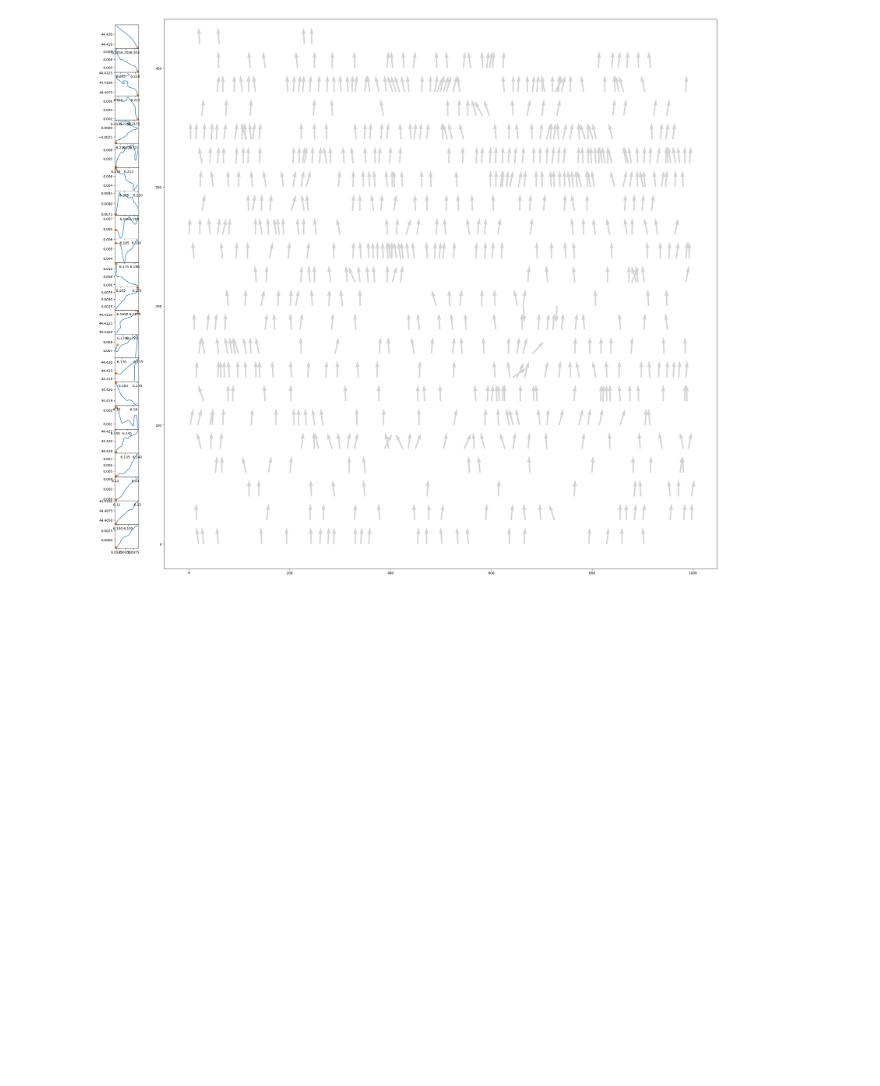
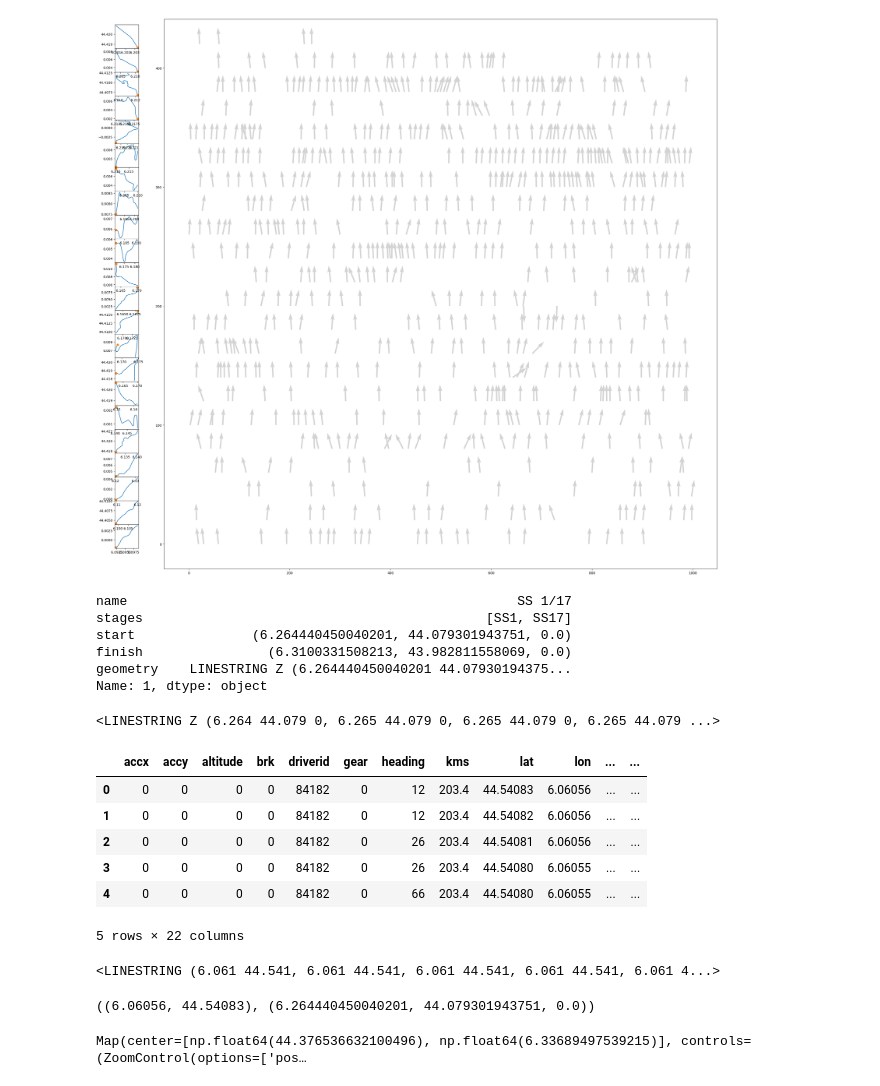
Before and after one commit to RallyDataJunkie/wrc-shinylive-geo, a Jupyter notebook: src/shinyapp/scratchpad.ipynb, the cells around one changed output. Saved outputs shown, nothing was run; the diff lists cells and outputs as text; code cells hidden in the pictures; blank space fills up the shorter version.

```diff
--- a/src/shinyapp/scratchpad.ipynb
+++ b/src/shinyapp/scratchpad.ipynb
@@ -73,4 +104,6 @@ df_rallydata.head()
 # %%
-df_stagedata = wrc.process_stage_data(df_rallydata)
-df_stagedata.head()
+df_stagedata = wrc.process_stage_data(df_rallydata, name="SS9")
+display(df_stagedata.columns)
+display(df_stagedata.iloc[0]["telemetry"])
+df_stagedata.tail()
 # %% [output]
@@ -409,3 +454,76 @@ for i in ddz2.index:
     inset.plot(x[0], y[0], "o")
 # %% [output]
 [figure]
+# %%
+geostages.iloc[1]
+# %% [output]
+name                                                  SS 1/17
+stages                                            [SS1, SS17]
+start               (6.264440450040201, 44.079301943751, 0.0)
+finish                (6.3100331508213, 43.982811558069, 0.0)
+geometry    LINESTRING Z (6.264440450040201 44.07930194375...
+Name: 1, dtype: object
+# %%
+from shapely.ops import nearest_points
+
+# A stage route is a linestring
+type(geostages.iloc[1]['geometry'])
+route = geostages.iloc[1]["geometry"]
+route
+# %% [output]
+<LINESTRING Z (6.264 44.079 0, 6.265 44.079 0, 6.265 44.079 0, 6.265 44.079 ...>
+# %%
+import geopandas as gpd
+telem_gdf = gpd.GeoDataFrame(
+    df_telemetrydata,
+    geometry=gpd.points_from_xy(df_telemetrydata.lon, df_telemetrydata.lat),
+    crs="EPSG:4326",
+)
+telem_gdf.head()
+# %% [output]
+|  | accx | accy | altitude | brk | driverid | gear | heading | kms | lat | lon | ... | ... |
+| 0 | 0 | 0 | 0 | 0 | 84182 | 0 | 12 | 203.4 | 44.54083 | 6.06056 | ... | ... |
+| 1 | 0 | 0 | 0 | 0 | 84182 | 0 | 12 | 203.4 | 44.54082 | 6.06056 | ... | ... |
+| 2 | 0 | 0 | 0 | 0 | 84182 | 0 | 26 | 203.4 | 44.54081 | 6.06056 | ... | ... |
+| 3 | 0 | 0 | 0 | 0 | 84182 | 0 | 26 | 203.4 | 44.54080 | 6.06055 | ... | ... |
+| 4 | 0 | 0 | 0 | 0 | 84182 | 0 | 66 | 203.4 | 44.54080 | 6.06055 | ... | ... |
+5 rows × 22 columns
+# %%
+from shapely.geometry import LineString
+telemroute = LineString(telem_gdf.geometry.tolist())
+telemroute
+# %% [output]
+<LINESTRING (6.061 44.541, 6.061 44.541, 6.061 44.541, 6.061 44.541, 6.061 4...>
+# %%
+telemroute.coords[0], route.coords[0]
+# %% [output]
+((6.06056, 44.54083), (6.264440450040201, 44.079301943751, 0.0))
+# %%
+from shapely.geometry import mapping
+
+from ipyleaflet import Polyline
+
+m = wrc.GeoTools.simple_stage_map(geostages)
+
+def add_route_linestring_to_map(m, route, color="red", weight=4, opacity=0.8, fill=False):
+    route_coords = mapping(route)["coordinates"]
+    # Create a Polyline object
+    # Note: ipyleaflet expects coordinates as [lat, lon] while Shapely uses [lon, lat]
+    # So we need to swap the coordinates
+    route_layer = Polyline(
+        locations=[[c[1], c[0]] for c in route_coords],
+        color=color,
+        weight=weight,
+        opacity=opacity,
+        fill=fill,
+    )
+
+    # Add the route to the map
+    m.add_layer(route_layer)
+
+add_route_linestring_to_map(m, geostages.iloc[2]["geometry"],"green")
+add_route_linestring_to_map(m, telemroute, "black")
+
+m
+# %% [output]
+Map(center=[np.float64(44.376536632100496), np.float64(6.33689497539215)], controls=(ZoomControl(options=['pos…
```
Also changed, not shown: parts of 8 cells of this notebook, 2 other files.
